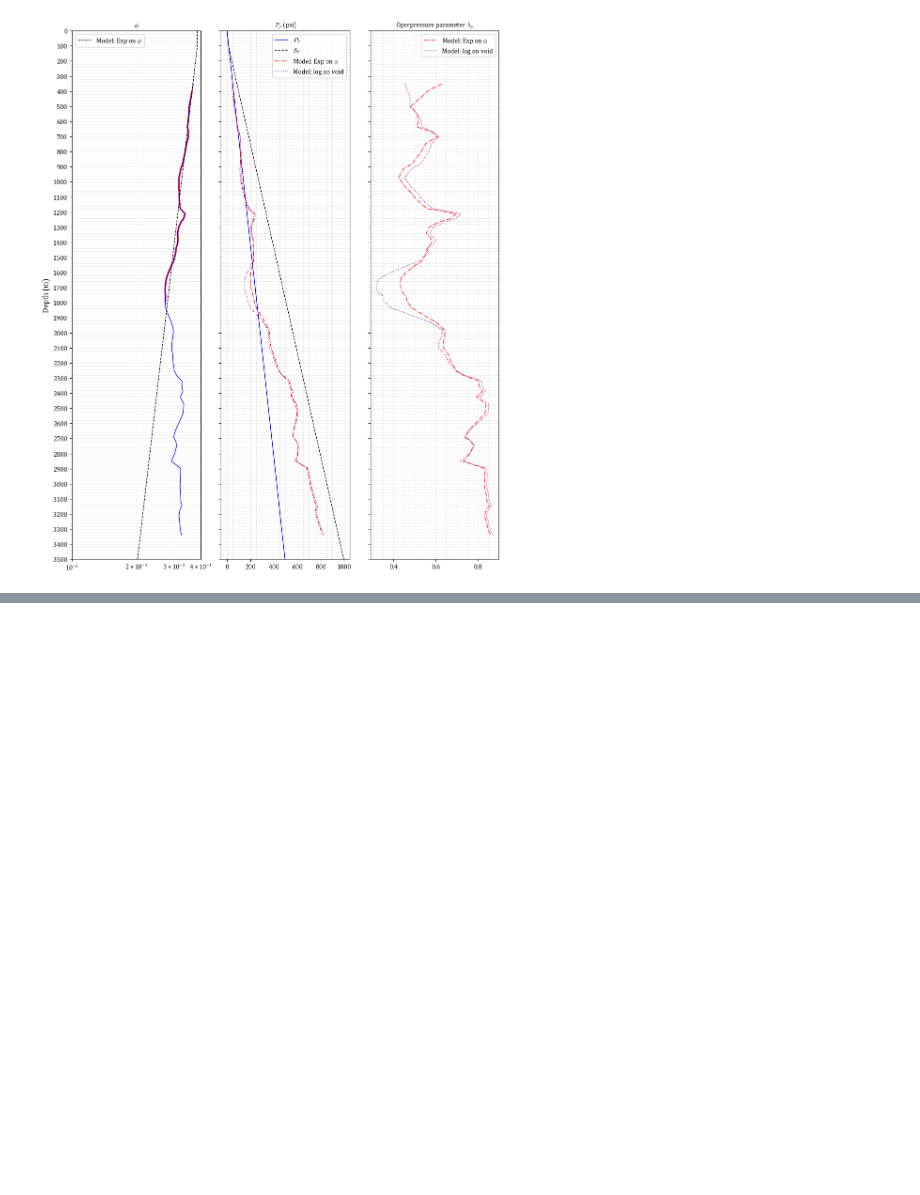
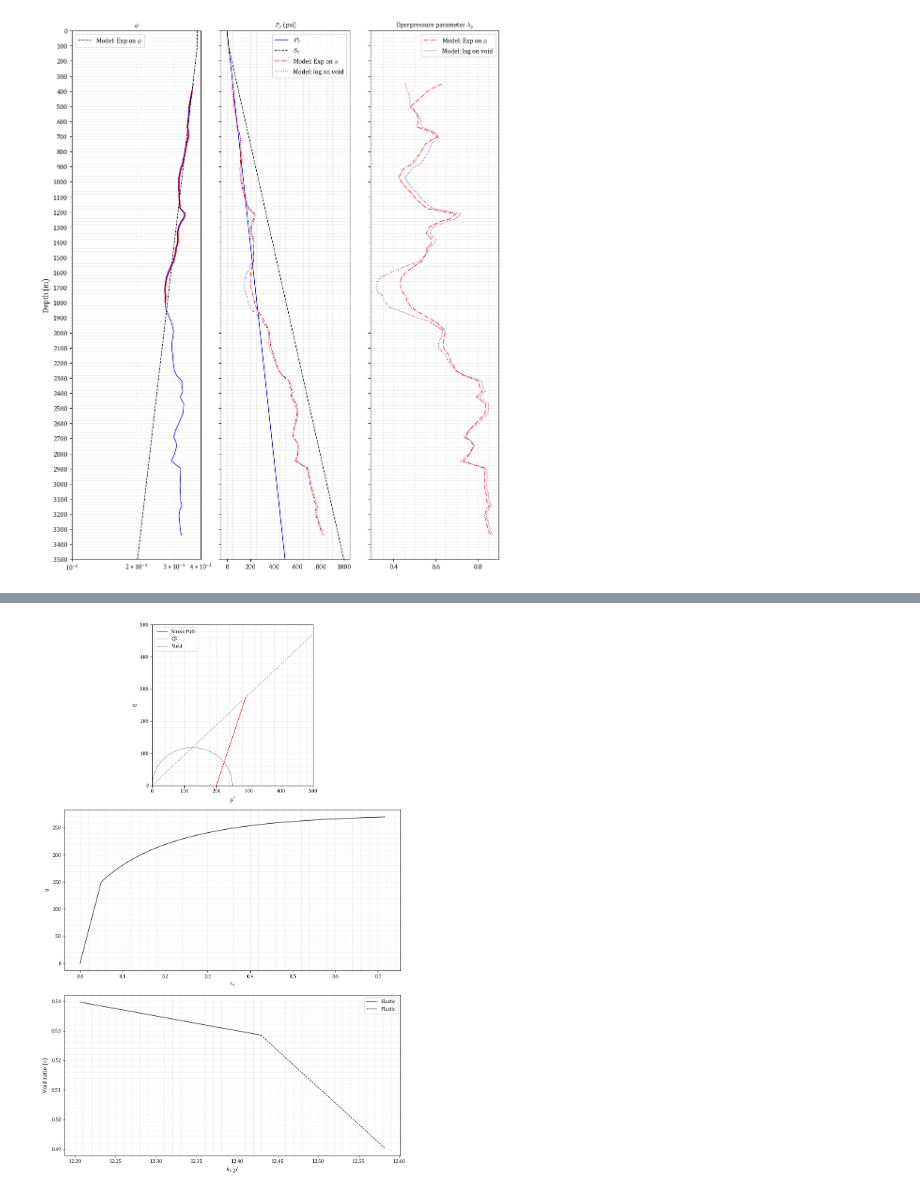
Before and after one commit to rebpoli/Doutorado, a Jupyter notebook: PGE383-AdvGeomec/HW8/Geomec-HW8.ipynb, the cells around one changed output, grey strips where cells are left out. Drawn from its saved outputs; the diff is of its cells as text; code cells hidden in the pictures; blank space fills up the shorter version.

```diff
--- a/PGE383-AdvGeomec/HW8/Geomec-HW8.ipynb
+++ b/PGE383-AdvGeomec/HW8/Geomec-HW8.ipynb
@@ -144,0 +198,97 @@ fig.tight_layout()
+# %%
+import numpy as np
+from numpy import pi, sin, cos, exp, log, min, max, sqrt, linspace
+import matplotlib.pyplot as plt
+plt.style.use('default')   ## reset!
+plt.style.use('paper.mplstyle')
+
+G = 1e6                    # Shear modulus [Pa]
+P_0 = 250E3                # preconsolidadtion stress [Pa]
+PHIcs = 24 * pi / 180      # friction angle at critical state [rad]
+LAMBDA = 0.25               # loading compressibility
+KAPPA = 0.05               # Unloading compressibility
+E0 = 1.15                  # Initial void ratio
+
+# initial state of stress
+p_ini = 200e3   # [Pa]
+qini = 0        # [Pa]
+
+# Critical state line
+s = sin(PHIcs)
+ss = (1+s)/(1-s)
+M = 3 * (ss-1)/(2+ss)
+P_cs = linspace(0, 500e3, 50 )
+Qcs = M * P_cs
+
+# Yield surface
+P_y = linspace( 0, P_0, 100 )
+Qy = sqrt( M**2 * P_y * (P_0-P_y) )
+
+# Triaxial loading => dq = 3 dp_
+p_max = ( qini - 3*p_ini) / ( M - 3 )
+P_ = linspace( p_ini, p_max, 50 )
+Q = qini + 3 * ( P_ - p_ini )
+
+# Void ratio
+P_el = linspace( p_ini, P_0, 50 )
+P_pl = linspace( P_0, p_max, 50 )
+VOID_EL = E0 - KAPPA * log( P_el )
+VOID_PL = E0 + ( LAMBDA - KAPPA ) * log( P_0 ) - LAMBDA * log( P_pl )
+
+# deps_q x dq
+EPSq = np.array( [ 0 ] )
+Qeps = np.array( [ 0 ] )
+dp_ = 100
+q = 0
+p_ = p_ini
+epsq = 0
+for i in np.arange( 1, 900 ) :
+    # Increment and continue
+    dq = 3 * dp_
+    p_ += dp_
+    q += dq
+
+    if ( p_ < P_0 ) :
+        # Elastic
+        depsq = dq / 3 / G
+    else :
+        # Plastic
+        VOID = E0 + ( LAMBDA - KAPPA ) * log( P_0 ) - LAMBDA * log( p_ )
+        eta = q / p_
+        C1 = ( LAMBDA - KAPPA ) / ( 1 + VOID ) / p_ / ( M**2 + eta**2 )
+        depsq =  C1 * ( ( 2 * eta ) * dp_ + 4 * eta**2 / ( M**2 - eta**2 ) * dq )
+
+    epsq += depsq
+    Qeps = np.append( Qeps,  q )
+    EPSq = np.append( EPSq, epsq )
+
+
+fig, axs = plt.subplots(3,1)
+fig.set_size_inches(10,15)
+
+ax=axs[0]
+ax.plot( P_/1e3, Q/1e3, lw=1, c='r',label='Stress Path')
+ax.plot( P_cs/1e3, Qcs/1e3, label="CS", ls='--', c='k', lw=1, alpha=.4 )
+ax.plot( P_y/1e3, Qy/1e3, label="Yield", ls='-', c='k', lw=1, alpha=.4 )
+ax.axis('scaled')
+ax.set_xlim(0,500)
+ax.set_ylim(0,500)
+ax.set_ylabel("$q$")
+ax.set_xlabel("$p'$")
+ax.legend()
+
+ax=axs[1]
+ax.plot( EPSq, Qeps/1e3, c='k', lw=1 )
+ax.set_xlabel("$\epsilon_q$")
+ax.set_ylabel("$q$")
+
+ax=axs[2]
+ax.plot( log(P_el), VOID_EL, c='k', lw=1, label='Elastic' )
+ax.plot( log(P_pl), VOID_PL, ls='--', lw=1, c='k', label='Plastic' )
+ax.set_ylabel("Void ratio ($e$)")
+ax.set_xlabel("$ln\ p'$")
+ax.legend()
+
+fig.tight_layout()
+# %% [output]
+[figure, added]
```
Also changed, not shown: parts of 2 cells of this notebook, 2 other files.
